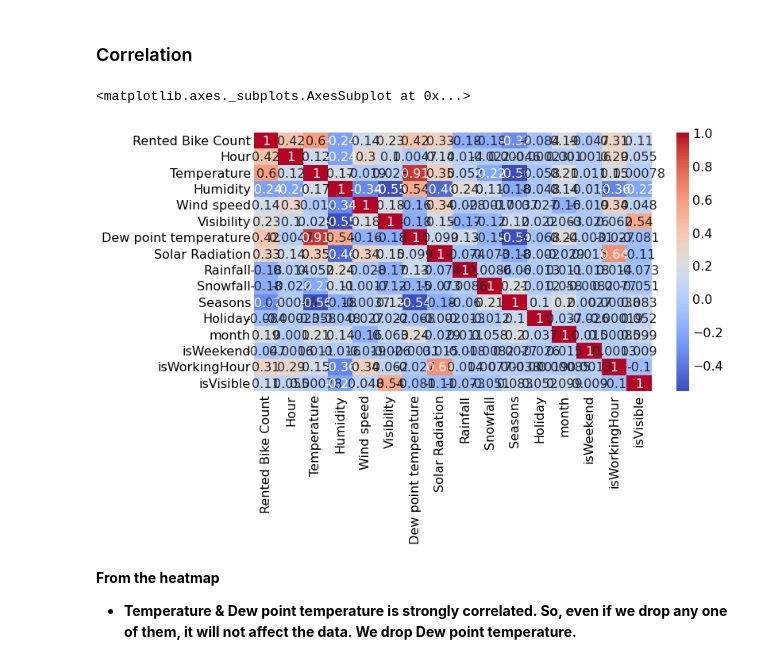
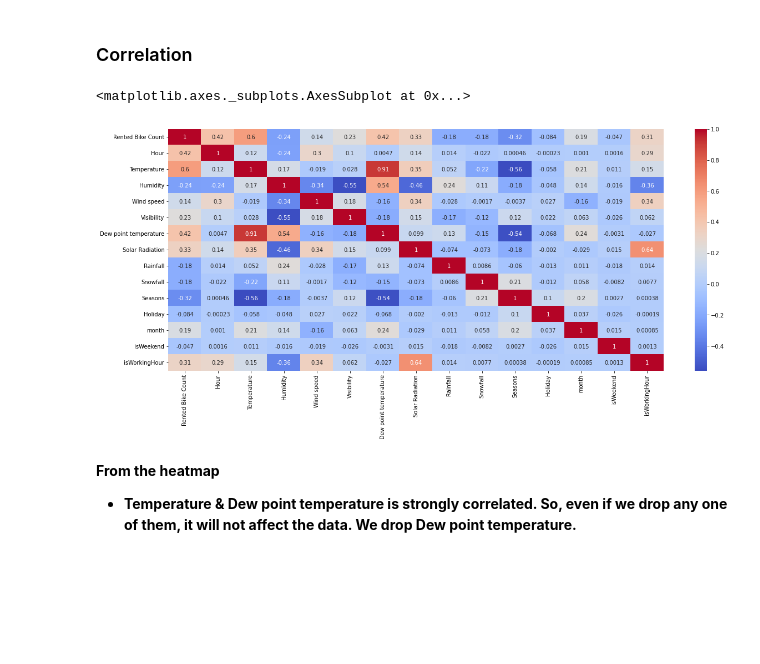
Before and after one commit to arunav93/Capstone-Project---Seoul-Bike-Sharing-Demand-Prediction, a Jupyter notebook: Seoul_Bike_Sharing_Demand_Prediction.ipynb, the cells around one changed output. Cells and saved outputs as stored; diff of their text form; code cells hidden in the pictures; blank space fills up the shorter version.

```diff
--- a/Seoul_Bike_Sharing_Demand_Prediction.ipynb
+++ b/Seoul_Bike_Sharing_Demand_Prediction.ipynb
@@ -85,6 +87,6 @@ Drive already mounted at /content/drive; to attempt to forcibly remount, call dr
 # %%
 # loading csv File
-file_path = '/content/drive/MyDrive/AlmaBetter/ALMA DATASETS/SeoulBikeData.csv'
+file_path = '/content/drive/MyDrive/AlmaBetter/Cohort Hardeol/Capstone Projects/Project 2/Bike Sharing Demand Prediction/SeoulBikeData.csv'
 df=pd.read_csv(file_path, encoding='cp1252')
 # %% [markdown]
 ## Common Functions
@@ -464,0 +485,3 @@ df.head()
+# %%
+# dropping 'Date'
+df.drop(['Date'], axis=1, inplace = True)
@@ -720,3 +727,0 @@ Name: Visibility, dtype: float64
-# %%
-# create a new feature isVisible
-df['isVisible'] = df[col].apply(lambda x: 1 if x==2000 else 0)
@@ -821,9 +809,3 @@ encoders_nums = {
     }
 
 df = df.replace(encoders_nums)
-# %%
-'''
-season_df = pd.get_dummies(df["Seasons"], prefix='season', drop_first=True)
-df = pd.concat( [df, season_df], axis=1)
-df.head()
-'''
@@ -843,12 +823,12 @@ df.head()
 # %% [markdown]
 ### Correlation
 # %%
-plt.figure(figsize=(10,6))
+plt.figure(figsize=(20,8))
 correlation = df.corr()
 sns.heatmap(correlation, annot=True, cmap='coolwarm')
 # %% [output]
 <matplotlib.axes._subplots.AxesSubplot at 0x...>
-[figure, old version]
+[figure, new version]
 # %% [markdown]
 **From the heatmap**
 * **Temperature & Dew point temperature is strongly correlated. So, even if we drop any one of them, it will not affect the data. We drop Dew point temperature.**
```
Also changed, not shown: parts of 164 cells of this notebook.
